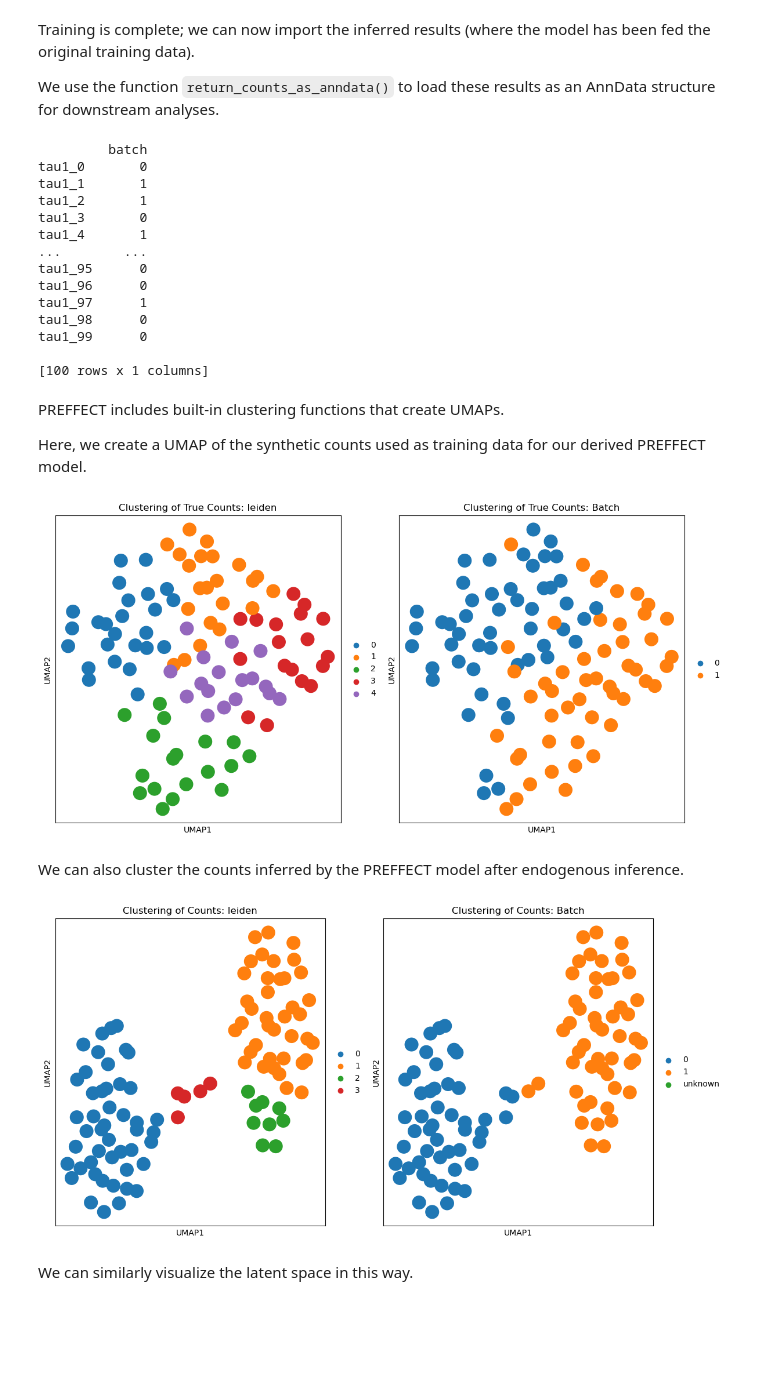
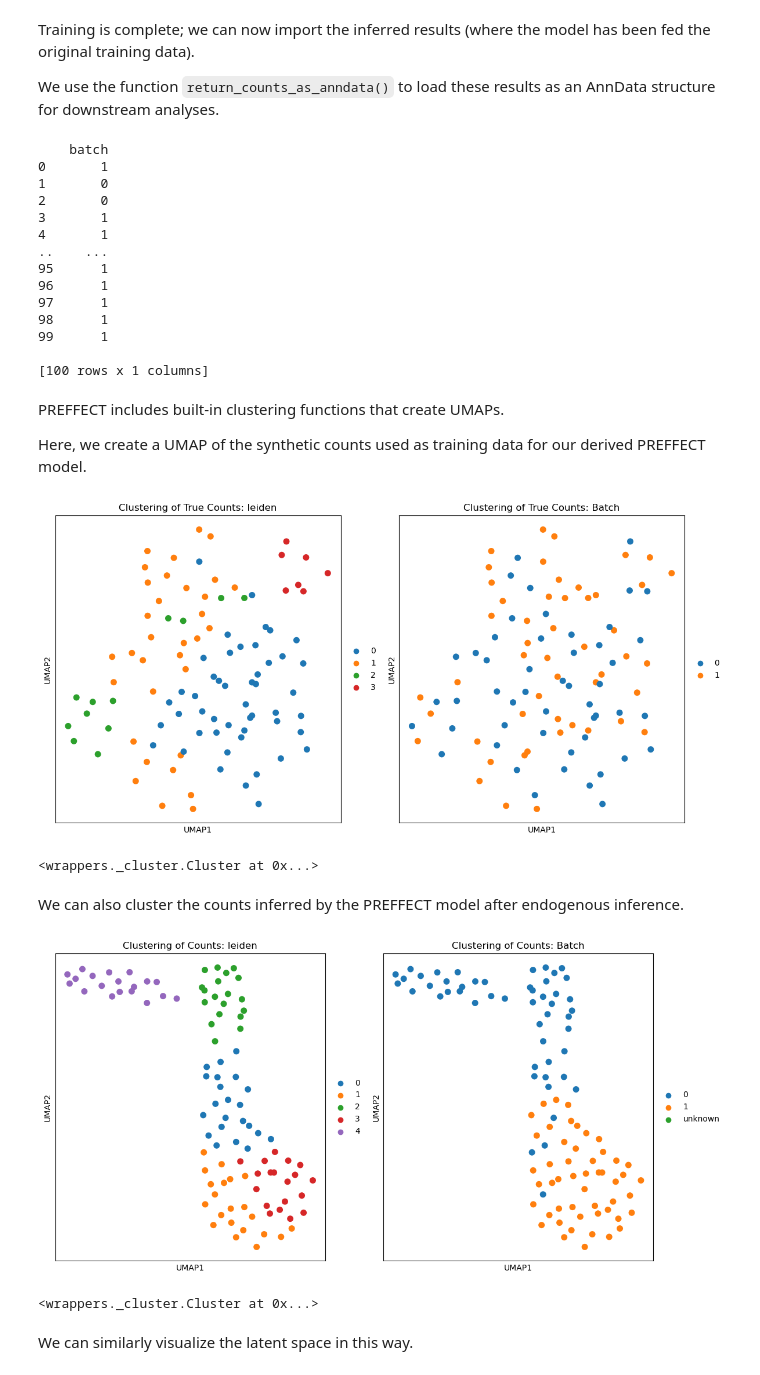
Before and after one commit to hallettmiket/preffect, a Jupyter notebook: vignettes/example_script.ipynb, the cells around one changed output. Cells and saved outputs as stored; diff of their text form; code cells hidden in the pictures; blank space fills up the shorter version.

Commit message:
Updating output post-training and for clustering tasks.

```diff
--- a/vignettes/example_script.ipynb
+++ b/vignettes/example_script.ipynb
@@ -38,7 +36,7 @@ configs['r'] = 20 # size of latent space
 configs['r_embed'] = 5 # size of the embedding space for categorical correction variables.
 
 # learning parameters
-configs['epochs'] = 2000  # Number of epochs during training
+configs['epochs'] = 67  # Number of epochs during training
 configs['mini_batch_size'] = 50  # num. of samples per minibatch
 
 configs['lr'] = 0.0005  # learning rate
@@ -90,7 +88,7 @@ configs['gradient_clip'] = True # gradient clipping is highly recommended
 # more parameters can be found in `_config.py`
 # %%
 # set input/output data
-configs['input_anndata_path'] = '../vignettes/full/'
+configs['input_anndata_path'] = '../vignettes/single/'
 configs['input_inference_anndata_path'] = configs['input_anndata_path'] + 'train/'
 configs['output_path'] = '../vignettes/vignette_output/'
 # %% [markdown]
@@ -113,18 +112,18 @@ inf_obj = preffect_object.inference_dict['endogenous']
 adata_test = inf_obj.return_counts_as_anndata()
 print(adata_test[0].obs) # viewing the metadata of the samples (where batch assignments can be read)
 # %% [output]
-         batch
-tau1_0       0
-tau1_1       1
-tau1_2       1
-tau1_3       0
-tau1_4       1
-...        ...
-tau1_95      0
-tau1_96      0
-tau1_97      1
-tau1_98      0
-tau1_99      0
+    batch
+0       1
+1       0
+2       0
+3       1
+4       1
+..    ...
+95      1
+96      1
+97      1
+98      1
+99      1
 
 [100 rows x 1 columns]
 # %% [markdown]
@@ -134,33 +133,35 @@ Here, we create a UMAP of the synthetic counts used as training data for our der
 # %%
 # Cluster counts used as input when training the PREFFECT model (raw/observed counts)
 factory(
-    task='cluster_true_counts',
+    task='cluster_samples_with_true_counts',
     preffect_obj=preffect_object,
     inference_key='endogenous',
     trigger_setup=False,
     configs=configs
     )
 # %% [output]
-[figure, old version]
+[figure, new version]
+<wrappers._cluster.Cluster at 0x...>
 # %% [markdown]
 We can also cluster the counts inferred by the PREFFECT model after endogenous inference.
 # %%
 # Cluster counts estimated by the PREFFECT model
 factory(
-    task='cluster_counts',
+    task='cluster_samples_with_counts',
     preffect_obj=preffect_object,
     inference_key='endogenous',
     trigger_setup=False,
     configs=configs
     )
 
 # alternatively, you can call the clustering functions directly
 # this gives flexibility regarding some UMAP parameters
 # inference_object = preffect_object.inference_dict['endogenous']
 # cl = Cluster(infer_obj=inference_object, configs_cluster=configs)
 # cl.cluster_counts(color_by = "leiden", umap_nneighbors=20, cluster_aim=5)
 # %% [output]
-[figure, old version]
+[figure, new version]
+<wrappers._cluster.Cluster at 0x...>
 # %% [markdown]
 We can similarly visualize the latent space in this way.
 # %%
```
Also changed, not shown: parts of 5 cells of this notebook, 19 other files.
